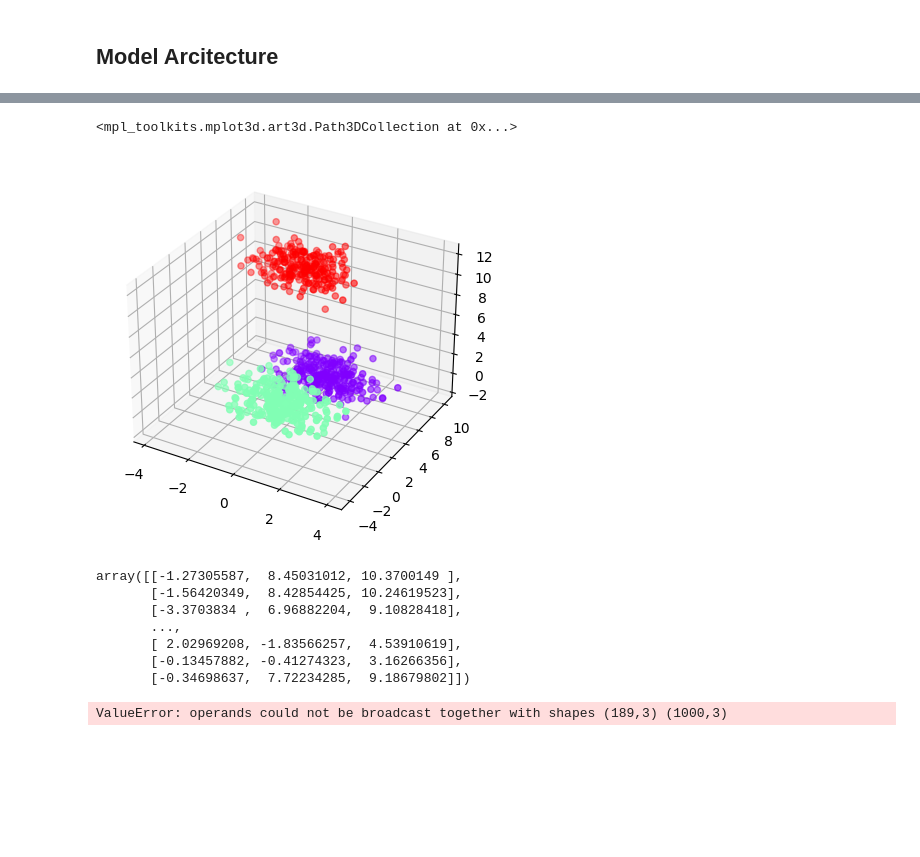
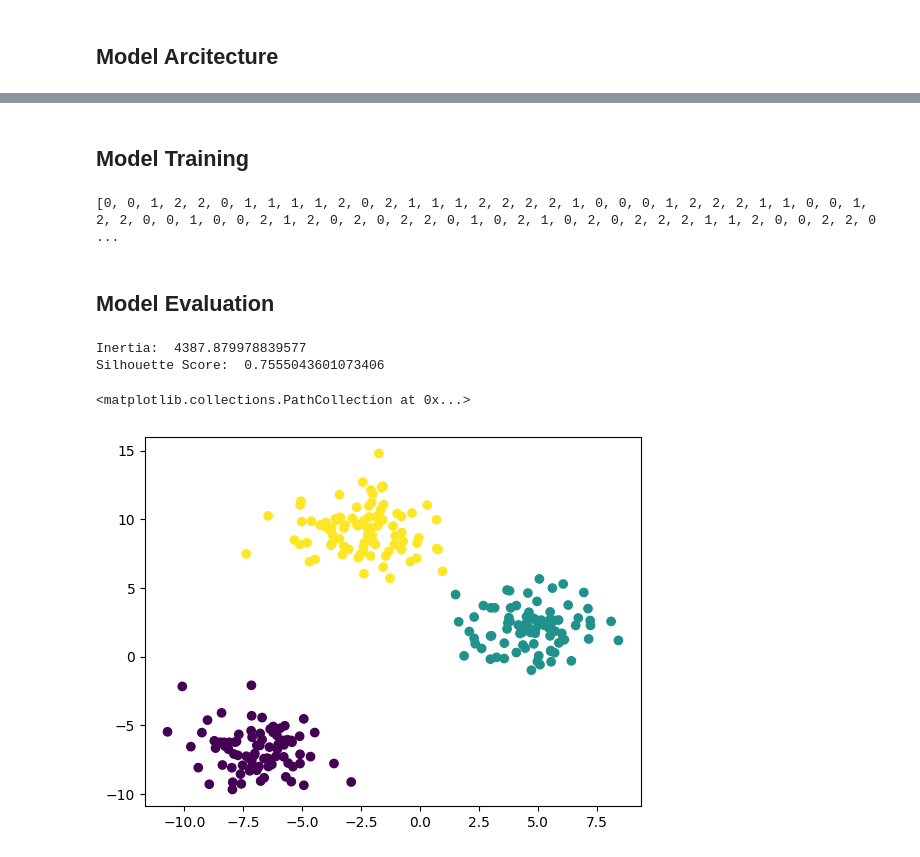
Before and after one commit to vishwasg217/ml-from-scratch, a Jupyter notebook: k-means-clustering/kmeans.ipynb, the cells around one changed output, grey strips where cells are left out. Saved outputs shown, nothing was run; the diff lists cells and outputs as text; code cells hidden in the pictures; blank space fills up the shorter version.

Commit message:
model evaluation

```diff
--- a/k-means-clustering/kmeans.ipynb
+++ b/k-means-clustering/kmeans.ipynb
@@ -20,20 +20,21 @@ class KMeans:
 
 
     def fit(self, X: np.ndarray) -> None:
-        self.inertia = 0
         self.centroids = X[np.random.choice(a=X.shape[0], size=self.k, replace=False)]
-        new_centroids = np.zeros(self.centroids.shape)
 
         for i in range(self.max_iters):
+            self.inertia = 0
+            assigned_clusters = []
 
-            assigned_clusters = []
             for x in X:
                 distances = np.sqrt(np.sum((x - self.centroids)**2, axis=1))
                 assigned_clusters.append(np.argmin(distances))
 
-            for k in range(self.centroids):
-                k_cluster_data = X[np.array(assigned_clusters) == k]
-                new_centroids = np.mean(k_cluster_data, axis=0)
+            new_centroids = []
+            for k in range(self.k):
+                # k_cluster_data = X[np.array(assigned_clusters) == k]
+                k_cluster_data = X[np.where(np.array(assigned_clusters) == k)]
+                new_centroids.append(np.mean(k_cluster_data, axis=0))
 
                 for x in k_cluster_data:
                     self.inertia += np.sum((x - self.centroids[k])**2)
@@ -68,18 +71,6 @@ plt.scatter(X_train[:, 0], X_train[:, 1], c=y_train, cmap='rainbow')
 # %%
-fig = plt.figure()
-ax = fig.add_subplot(111, projection='3d')  # Specify 3D projection
+# for 3D plot
+# fig = plt.figure()
+# ax = fig.add_subplot(111, projection='3d')  # Specify 3D projection
 
-ax.scatter(X_train[:, 0], X_train[:, 1], X_train[:, 2], c=y_train, cmap='rainbow')
+# ax.scatter(X_train[:, 0], X_train[:, 1], X_train[:, 2], c=y_train, cmap='rainbow')
-# %% [output]
-<mpl_toolkits.mplot3d.art3d.Path3DCollection at 0x...>
-[figure, removed]
-# %%
-X_train
-# %% [output]
-array([[-1.27305587,  8.45031012, 10.3700149 ],
-       [-1.56420349,  8.42854425, 10.24619523],
-       [-3.3703834 ,  6.96882204,  9.10828418],
-       ...,
-       [ 2.02969208, -1.83566257,  4.53910619],
-       [-0.13457882, -0.41274323,  3.16266356],
-       [-0.34698637,  7.72234285,  9.18679802]])
@@ -92,5 +77,25 @@ for i in range(len(X)):
-# %%
-k_cluster_data = X[np.array(assigned_clusters) == 0]
-np.sum((k_cluster_data - centroids[assigned_clusters])**2)
-# %% [output]
-ValueError: operands could not be broadcast together with shapes (189,3) (1000,3)
+# %% [markdown]
+## Model Training
+# %%
+kmeans = KMeans(k=3)
+kmeans.fit(X)
+print(kmeans.labels)
+# %% [output]
+[0, 0, 1, 2, 2, 0, 1, 1, 1, 1, 2, 0, 2, 1, 1, 1, 2, 2, 2, 2, 1, 0, 0, 0, 1, 2, 2, 2, 1, 1, 0, 0, 1, 2, 2, 0, 0, 1, 0, 0, 2, 1, 2, 0, 2, 0, 2, 2, 0, 1, 0, 2, 1, 0, 2, 0, 2, 2, 2, 1, 1, 2, 0, 0, 2, 2, 0 ...
+# %% [markdown]
+## Model Evaluation
+# %%
+from sklearn.metrics import silhouette_score
+preds = kmeans.predict(X_test)
+inertia = kmeans.inertia
+sil_score = silhouette_score(X_test, preds)
+print("Inertia: ", inertia)
+print("Silhouette Score: ", sil_score)
+# %% [output]
+Inertia:  4387.879978839577
+Silhouette Score:  0.7555043601073406
+# %%
+plt.scatter(X_test[:, 0], X_test[:, 1], c=preds)
+# %% [output]
+<matplotlib.collections.PathCollection at 0x...>
+[figure, added]
```
Also changed, not shown: parts of 3 cells of this notebook.
